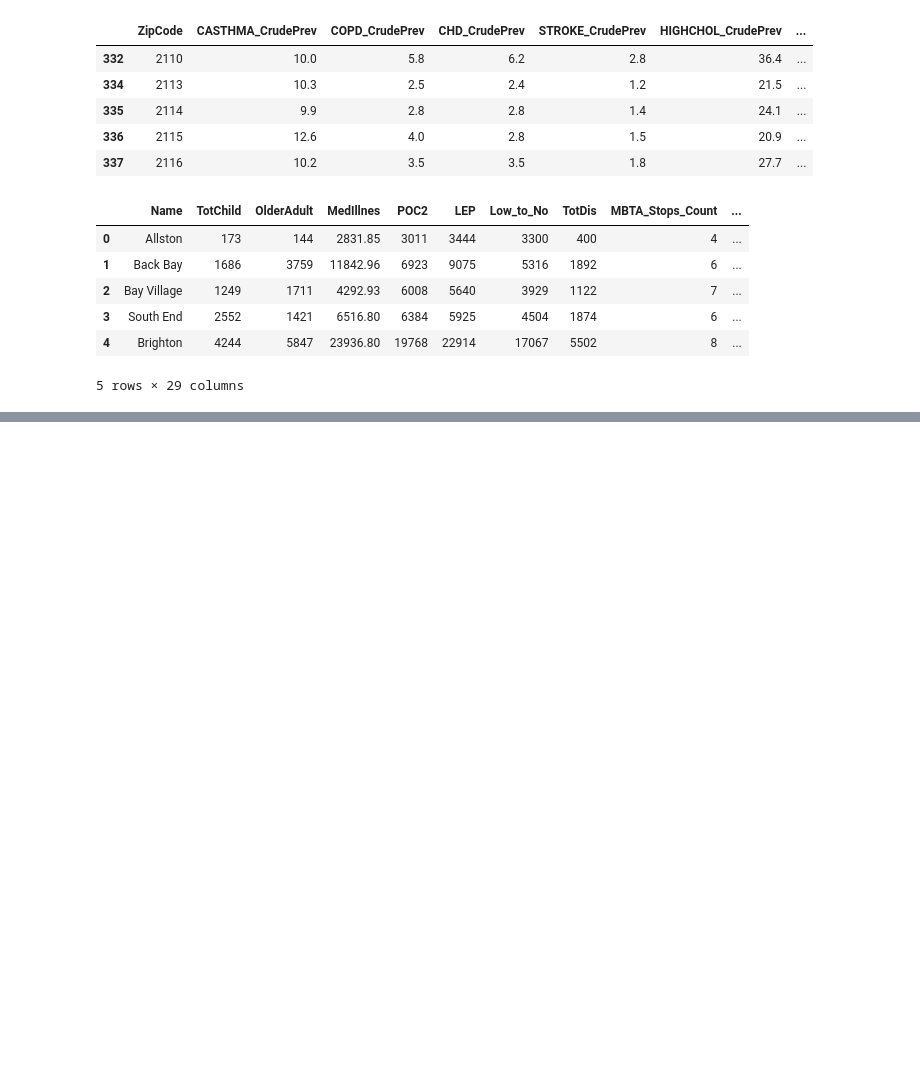
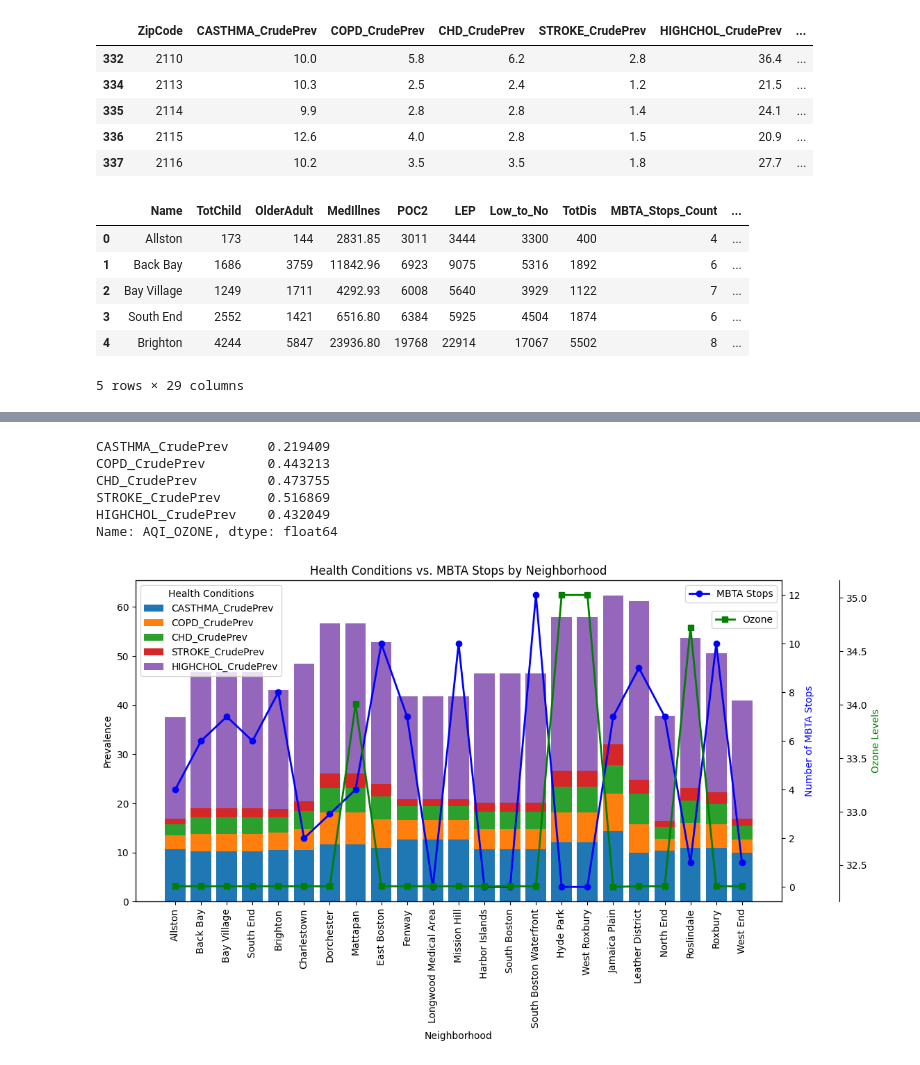
Before and after one commit to BU-Spark/ds-boston-transit-air-quality, a Jupyter notebook: fa23-team-f/data/Health Data/health.ipynb, the cells around one changed output, grey strips where cells are left out. Cells and saved outputs as stored; diff of their text form; code cells hidden in the pictures; blank space fills up the shorter version.

```diff
--- a/fa23-team-f/data/Health Data/health.ipynb
+++ b/fa23-team-f/data/Health Data/health.ipynb
@@ -105,0 +184,70 @@ merged_df.to_csv('resulthealth.csv', index=False)
+# %%
+import pandas as pd
+
+data = merged_df.copy()
+
+health_columns = ['CASTHMA_CrudePrev', 'COPD_CrudePrev', 'CHD_CrudePrev', 'STROKE_CrudePrev', 'HIGHCHOL_CrudePrev']
+mbta_stops_column = 'AQI_OZONE'
+correlation_data = data[health_columns + [mbta_stops_column]]
+correlation_matrix = correlation_data.corr()
+
+correlation_coefficient = correlation_matrix.loc[mbta_stops_column, health_columns]
+
+print(correlation_coefficient)
+# %% [output]
+CASTHMA_CrudePrev     0.219409
+COPD_CrudePrev        0.443213
+CHD_CrudePrev         0.473755
+STROKE_CrudePrev      0.516869
+HIGHCHOL_CrudePrev    0.432049
+Name: AQI_OZONE, dtype: float64
+# %%
+import seaborn as sns
+import matplotlib.pyplot as plt
+
+data = merged_df.copy()
+
+mbta_stops_column = 'MBTA_Stops_Count'
+ozone_column = 'AQI_OZONE'
+
+health_columns = ['CASTHMA_CrudePrev', 'COPD_CrudePrev', 'CHD_CrudePrev', 'STROKE_CrudePrev', 'HIGHCHOL_CrudePrev']
+
+fig, ax1 = plt.subplots(figsize=(12, 6))
+
+bottom_mbta_stops = 0
+legend_mbta_stops = []
+
+# Plot stacked bars for health conditions
+for column in health_columns:
+    ax1.bar(data['Name'], data[column], bottom=bottom_mbta_stops, label=column)
+    bottom_mbta_stops += data[column]
+    legend_mbta_stops.append(column)
+
+ax1.set_xlabel('Neighborhood')
+ax1.set_ylabel('Prevalence')
+ax1.set_title('Health Conditions vs. MBTA Stops by Neighborhood')
+ax1.set_xticks(data['Name'])
+ax1.set_xticklabels(data['Name'], rotation=90)
+
+# Add legend for health conditions
+ax1.legend(legend_mbta_stops, title="Health Conditions", loc="upper left")
+
+# Create a second y-axis (ax2) for MBTA stops
+ax2 = ax1.twinx()
+ax2.plot(data['Name'], data[mbta_stops_column], marker='o', color='blue', label='MBTA Stops', linewidth=2)
+ax2.set_ylabel('Number of MBTA Stops', color='blue')
+
+# Add legend for MBTA stops
+ax2.legend(['MBTA Stops'], loc="upper right")
+
+# Create a third y-axis (ax3) for Ozone
+ax3 = ax1.twinx()
+ax3.plot(data['Name'], data[ozone_column], marker='s', color='green', label='Ozone', linewidth=2)
+ax3.set_ylabel('Ozone Levels', color='green')
+ax3.spines['right'].set_position(('outward', 60))
+
+# Add legend for Ozone
+ax3.legend(['Ozone'], loc="upper right", bbox_to_anchor=(1,0.92))
+plt.show()
+# %% [output]
+[figure, added]
```
Also changed, not shown: parts of 2 cells of this notebook.
